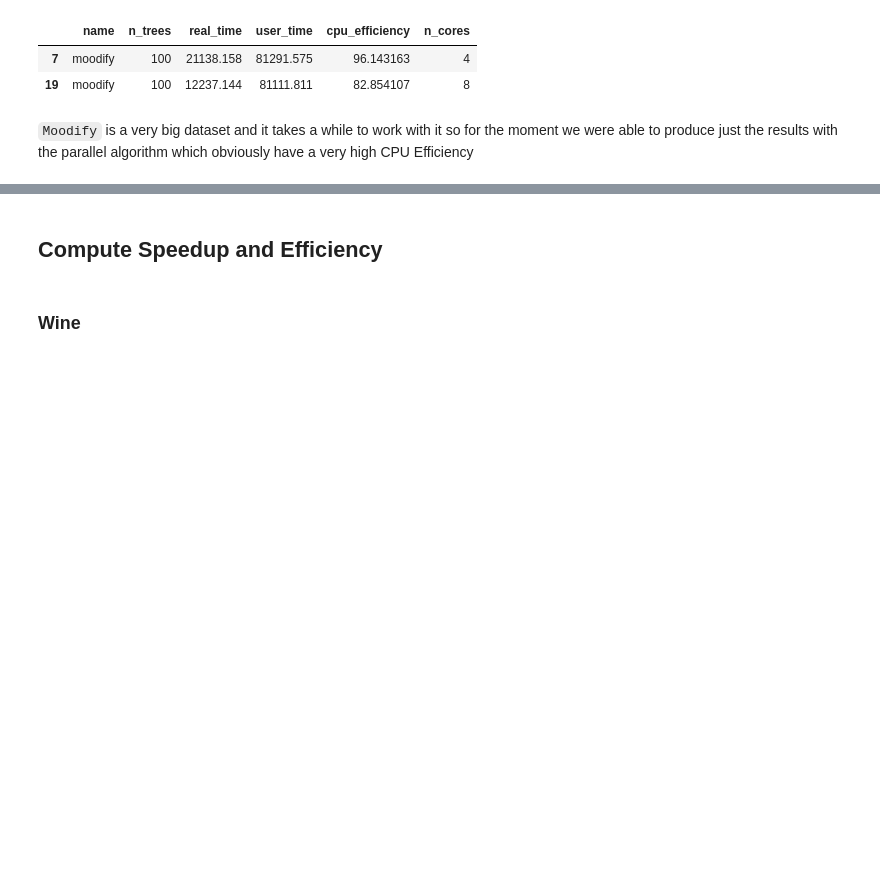
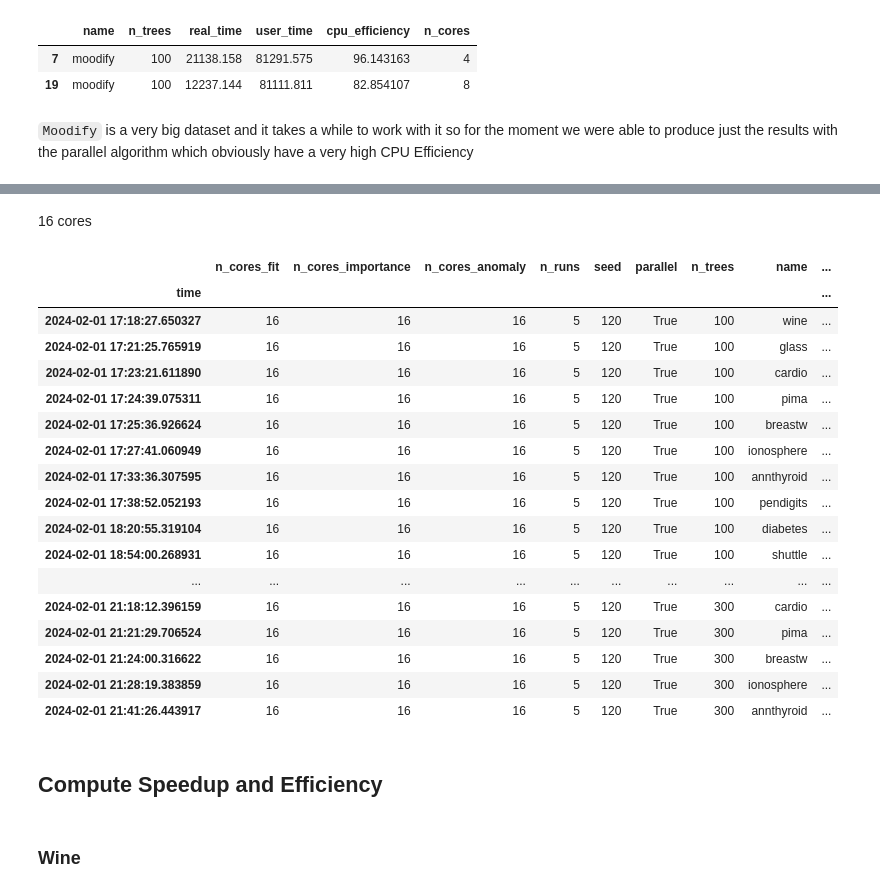
Before and after one commit to francesco-borsatti-unipd/ExIFFI, a Jupyter notebook: notebooks/Test_Parallel.ipynb, the cells around one changed output, grey strips where cells are left out. Cells and saved outputs as stored; diff of their text form; code cells hidden in the pictures; blank space fills up the shorter version.

```diff
--- a/notebooks/Test_Parallel.ipynb
+++ b/notebooks/Test_Parallel.ipynb
@@ -877,3 +937,26 @@ df.sort_values(by='cpu_efficiency',ascending=False)
+# %% [markdown]
+16 cores
+# %%
+display_stats(stats.groupby(['n_cores_fit']).get_group((16)))
+# %% [output]
+|  | n_cores_fit | n_cores_importance | n_cores_anomaly | n_runs | seed | parallel | n_trees | name | ... |
+| time |  |  |  |  |  |  |  |  | ... |
+| 2024-02-01 17:18:27.650327 | 16 | 16 | 16 | 5 | 120 | True | 100 | wine | ... |
+| 2024-02-01 17:21:25.765919 | 16 | 16 | 16 | 5 | 120 | True | 100 | glass | ... |
+| 2024-02-01 17:23:21.611890 | 16 | 16 | 16 | 5 | 120 | True | 100 | cardio | ... |
+| 2024-02-01 17:24:39.075311 | 16 | 16 | 16 | 5 | 120 | True | 100 | pima | ... |
+| 2024-02-01 17:25:36.926624 | 16 | 16 | 16 | 5 | 120 | True | 100 | breastw | ... |
+| 2024-02-01 17:27:41.060949 | 16 | 16 | 16 | 5 | 120 | True | 100 | ionosphere | ... |
+| 2024-02-01 17:33:36.307595 | 16 | 16 | 16 | 5 | 120 | True | 100 | annthyroid | ... |
+| 2024-02-01 17:38:52.052193 | 16 | 16 | 16 | 5 | 120 | True | 100 | pendigits | ... |
+| 2024-02-01 18:20:55.319104 | 16 | 16 | 16 | 5 | 120 | True | 100 | diabetes | ... |
+| 2024-02-01 18:54:00.268931 | 16 | 16 | 16 | 5 | 120 | True | 100 | shuttle | ... |
+| ... | ... | ... | ... | ... | ... | ... | ... | ... | ... |
+| 2024-02-01 21:18:12.396159 | 16 | 16 | 16 | 5 | 120 | True | 300 | cardio | ... |
+| 2024-02-01 21:21:29.706524 | 16 | 16 | 16 | 5 | 120 | True | 300 | pima | ... |
+| 2024-02-01 21:24:00.316622 | 16 | 16 | 16 | 5 | 120 | True | 300 | breastw | ... |
+| 2024-02-01 21:28:19.383859 | 16 | 16 | 16 | 5 | 120 | True | 300 | ionosphere | ... |
+| 2024-02-01 21:41:26.443917 | 16 | 16 | 16 | 5 | 120 | True | 300 | annthyroid | ... |
 # %% [markdown]
 ## Compute Speedup and Efficiency
 # %%
```
Also changed, not shown: parts of 8 cells of this notebook.
